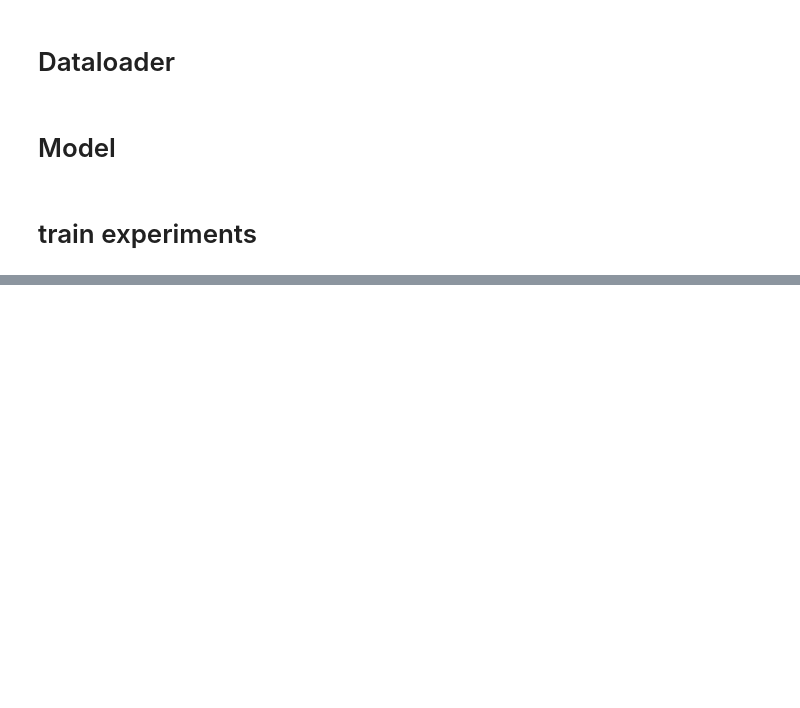
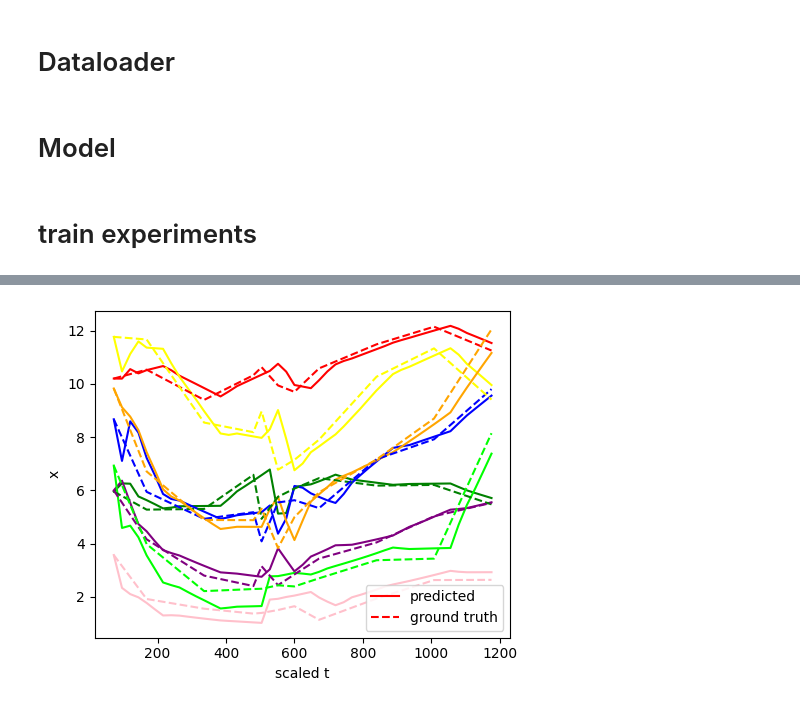
Before and after one commit to caicairay/LSQI-Challenge-2025, a Jupyter notebook: projects/PKPD.ipynb, the cells around one changed output, grey strips where cells are left out. Drawn from its saved outputs; the diff is of its cells as text; code cells hidden in the pictures; blank space fills up the shorter version.

```diff
--- a/projects/PKPD.ipynb
+++ b/projects/PKPD.ipynb
@@ -78,13 +94,23 @@ True
 df = pd.DataFrame({
     'HADM_ID': hadm_id,
     'x': torch.tensor(np.concatenate(X), dtype=torch.float32).numpy(),
-    'c': torch.tensor(np.concatenate(c), dtype=torch.float32).numpy(),
+    'c_dose': torch.tensor(np.concatenate(c['dose']), dtype=torch.float32).numpy(),
+    'c_bw': torch.tensor(np.concatenate(c['bw']), dtype=torch.float32).numpy(),
+    'c_comed': torch.tensor(np.concatenate(c['comed']), dtype=torch.float32).numpy(),
     't': torch.tensor(np.concatenate(T), dtype=torch.float32).numpy()
+})
+df_test = pd.DataFrame({
+    'HADM_ID': hadm_id_test,
+    'x': torch.tensor(np.concatenate(X_test), dtype=torch.float32).numpy(),
+    'c_dose': torch.tensor(np.concatenate(c_test['dose']), dtype=torch.float32).numpy(),
+    'c_bw': torch.tensor(np.concatenate(c_test['bw']), dtype=torch.float32).numpy(),
+    'c_comed': torch.tensor(np.concatenate(c_test['comed']), dtype=torch.float32).numpy(),
+    't': torch.tensor(np.concatenate(T_test), dtype=torch.float32).numpy()
 })
 
 # # Prepare data dictionary for PyTorch Lightning
 # # for this overfitting demo, using the same data for train/val/test
-df_all = {'train': df, 'val': df, 'test': df}
+df_all = {'train': df, 'val': df_test, 'test': df_test}
 
 file_path = "pkpd.pkl"
 with open(file_path, 'wb') as f:
@@ -672,10 +698,10 @@ def train_model(model, noise_prediction, train_loader, val_loader=None, num_epoc
                 train_loss += loss.item()
 
         # validation
-        if (epoch+1) % 100 == 0:
+        if (epoch+1) % 1000 == 0:
             print(f"Epoch {epoch+1}/{num_epochs}, Loss: {train_loss/len(train_loader)}")
-#             if val_loader:
-#                 test_model(model, noise_prediction, val_loader, device)
+            if val_loader:
+                test_model(model, noise_prediction, val_loader, device)
 # %%
 def test_model(model, noise_prediction, test_loader, device):
     model.eval()  # Set the model to evaluation mode
@@ -952,7 +979,7 @@ def _sde_solver(sde, initial_state, time_span):
 data_loader_1d_3m = eICUDataLoader(batch_size=512, file_path=file_path,
                              t_headings=['t'],
                              x_headings=['x'],
-                             cond_headings=['c'],
+                             cond_headings=['c_dose', 'c_bw', 'c_comed'],
                              memory=3)
 
 train_loader_1d_3m = data_loader_1d_3m.get_train_loader(shuffle=True)
@@ -964,7 +991,7 @@ np.random.seed(0)
 torch.manual_seed(0)
 
 # Create the model instance
-model = MLP_Cond_Memory_Module(treatment_cond=1, memory=3,
+model = MLP_Cond_Memory_Module(treatment_cond=3, memory=3,
                                      dim=1, w=32,
                                      time_varying=True,
                                      conditional=True,
@@ -1004,0 +1023 @@ Epoch 1000/1000, Loss: 0.037152716889977455
+[figure, added]
```
Also changed, not shown: parts of 3 cells of this notebook, 1 other file.
